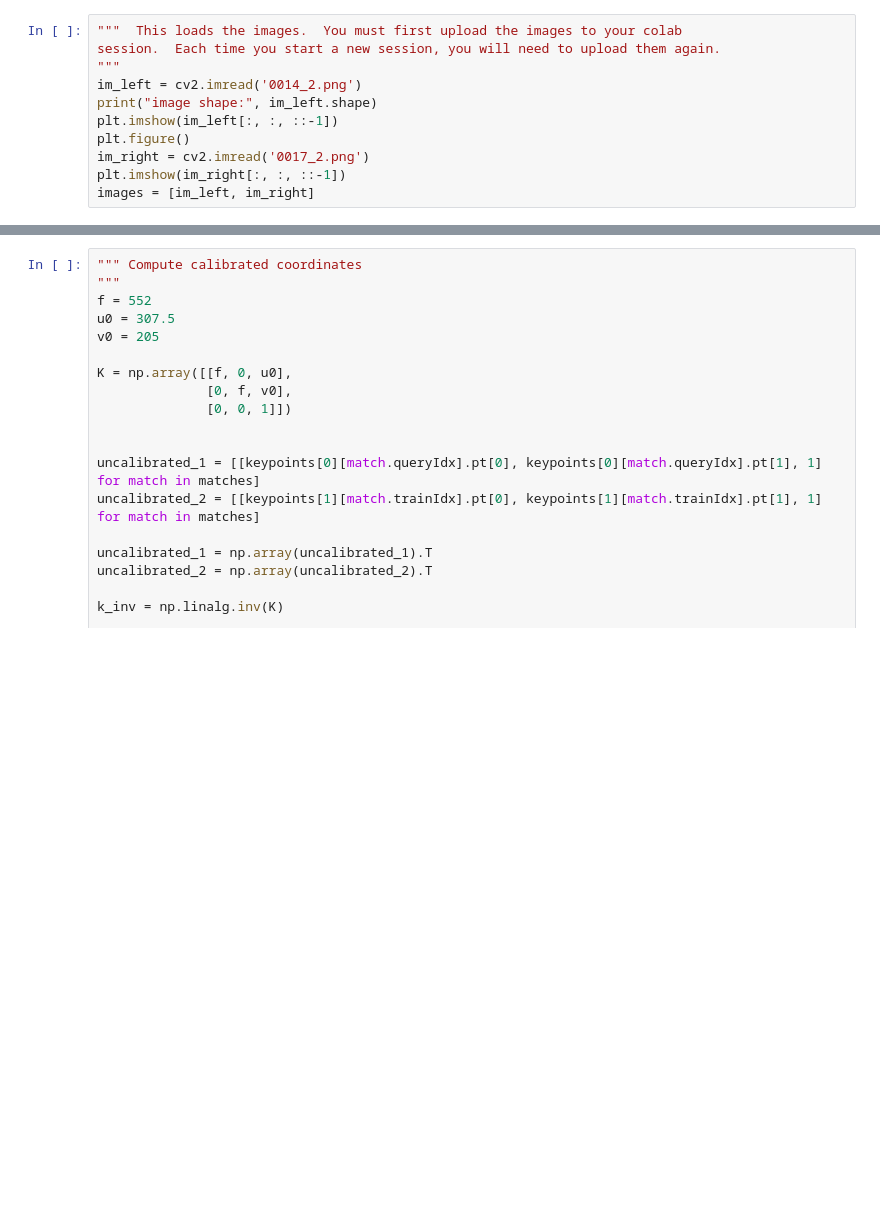
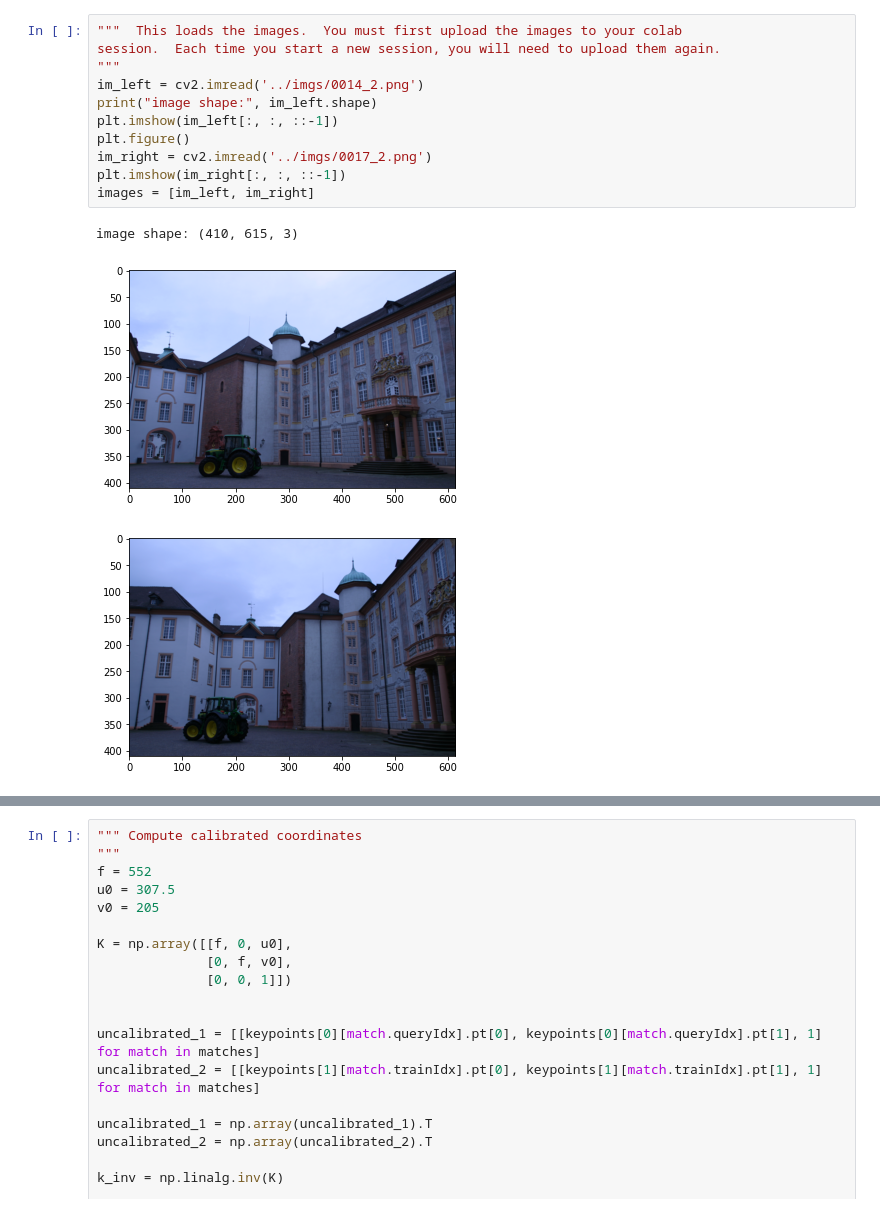
Before and after one commit to sheilsarda/CV_Fundamentals, a Jupyter notebook: PS5/scripts/homework_05_template.ipynb, the cells around one changed output, grey strips where cells are left out. Saved outputs shown, nothing was run; the diff lists cells and outputs as text; blank space fills up the shorter version.

```diff
--- a/PS5/scripts/homework_05_template.ipynb
+++ b/PS5/scripts/homework_05_template.ipynb
@@ -12,14 +17,18 @@ import numpy as np
 # %%
 """  This loads the images.  You must first upload the images to your colab
 session.  Each time you start a new session, you will need to upload them again.
 """
-im_left = cv2.imread('0014_2.png')
+im_left = cv2.imread('../imgs/0014_2.png')
 print("image shape:", im_left.shape)
 plt.imshow(im_left[:, :, ::-1])
 plt.figure()
-im_right = cv2.imread('0017_2.png')
+im_right = cv2.imread('../imgs/0017_2.png')
 plt.imshow(im_right[:, :, ::-1])
 images = [im_left, im_right]
+# %% [output]
+image shape: (410, 615, 3)
+[figure, added]
+[figure, added]
 # %%
 """ Detects SIFT features in all of the images
 """
```
Also changed, not shown: parts of 4 cells of this notebook, 1 other file.
